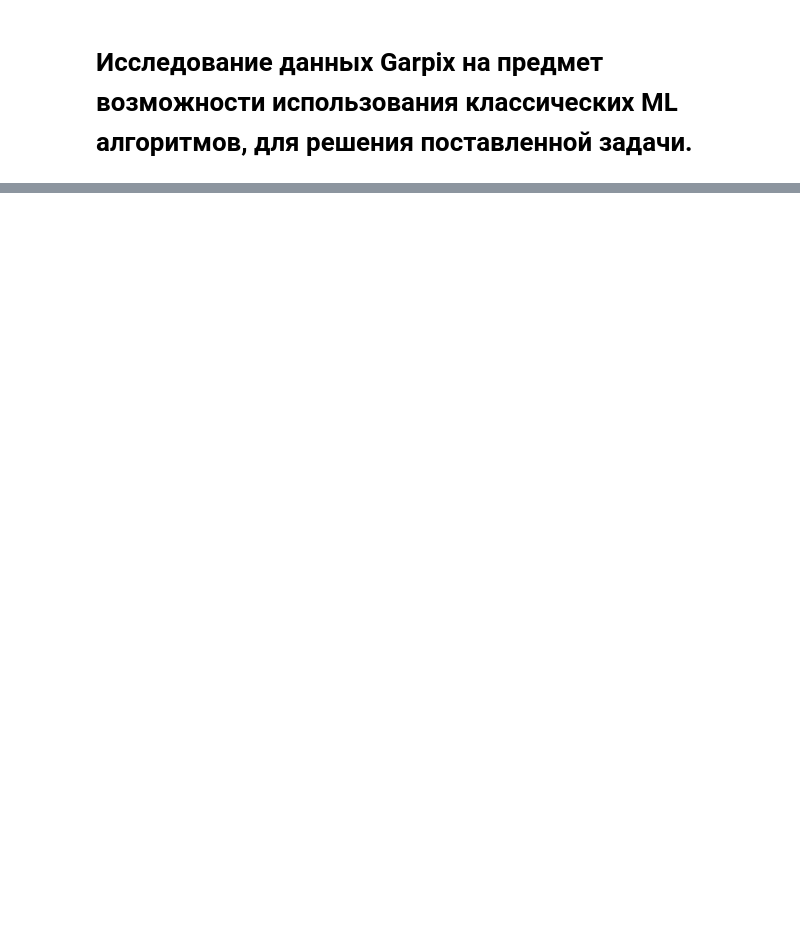
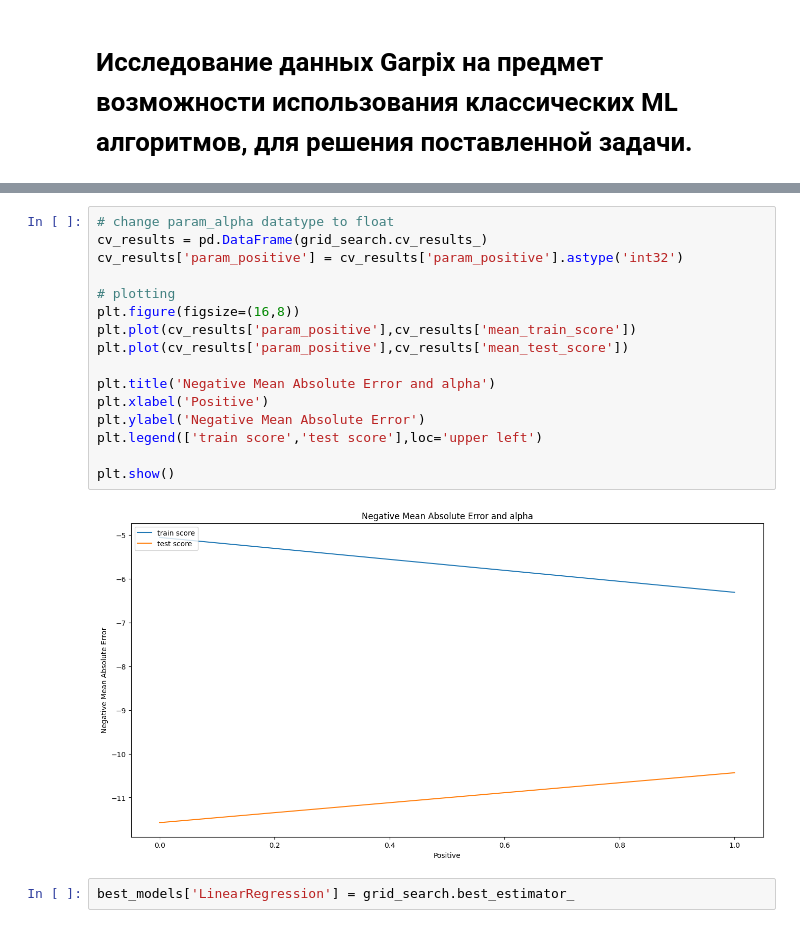
Before and after one commit to Noob-Racoons/garpix-solution, a Jupyter notebook: notebooks/shurik_p/ml_testing.ipynb, the cells around one changed output, grey strips where cells are left out. Cells and saved outputs as stored; diff of their text form; blank space fills up the shorter version.

```diff
--- a/notebooks/shurik_p/ml_testing.ipynb
+++ b/notebooks/shurik_p/ml_testing.ipynb
@@ -38,0 +344,20 @@ print(len(full_boxes_list))
+# %%
+# change param_alpha datatype to float
+cv_results = pd.DataFrame(grid_search.cv_results_)
+cv_results['param_positive'] = cv_results['param_positive'].astype('int32')
+
+# plotting
+plt.figure(figsize=(16,8))
+plt.plot(cv_results['param_positive'],cv_results['mean_train_score'])
+plt.plot(cv_results['param_positive'],cv_results['mean_test_score'])
+
+plt.title('Negative Mean Absolute Error and alpha')
+plt.xlabel('Positive')
+plt.ylabel('Negative Mean Absolute Error')
+plt.legend(['train score','test score'],loc='upper left')
+
+plt.show()
+# %% [output]
+[figure, added]
+# %%
+best_models['LinearRegression'] = grid_search.best_estimator_
```
Also changed, not shown: parts of 25 cells of this notebook, 1 other file.
